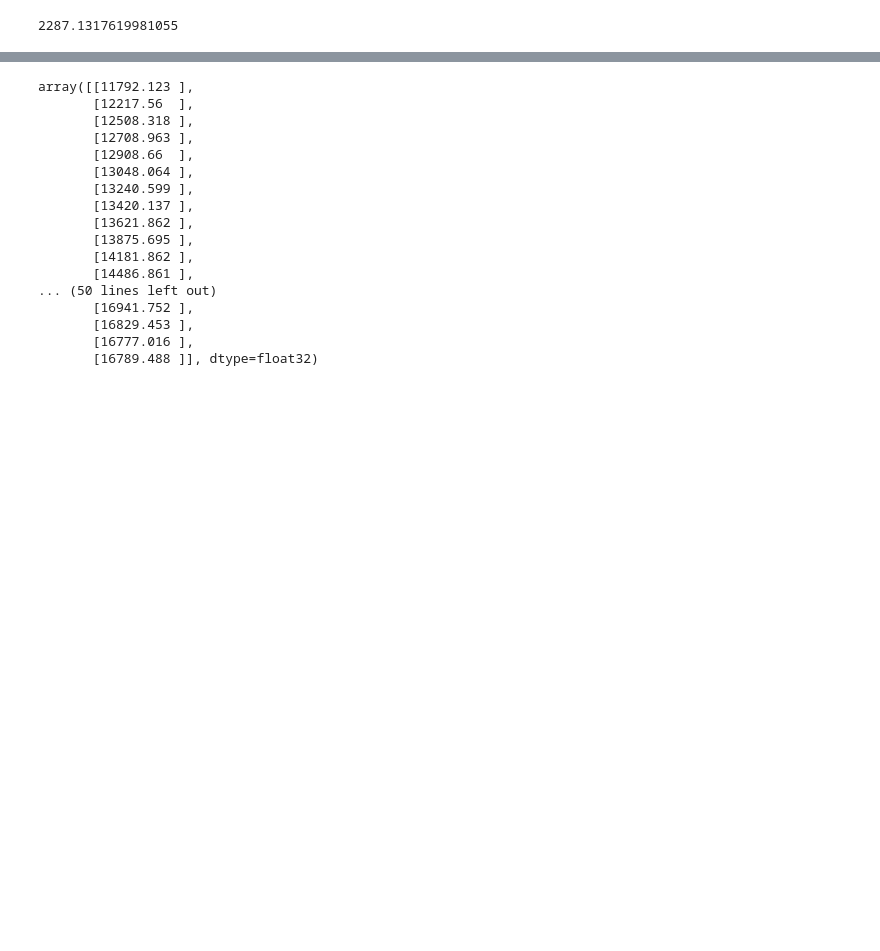
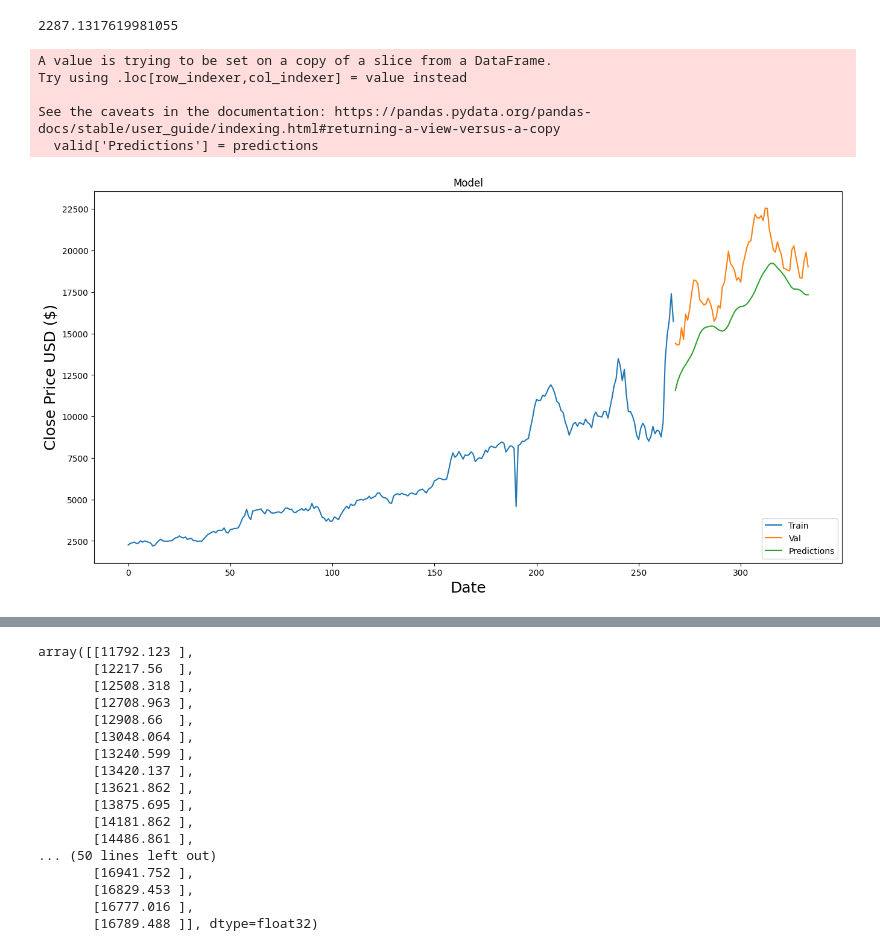
Before and after one commit to lmbibbo/aiInvest, a Jupyter notebook: main.ipynb, the cells around one changed output, grey strips where cells are left out. Cells and saved outputs as stored; diff of their text form; code cells hidden in the pictures; blank space fills up the shorter version.

Commit message:
Con Modelo IA

```diff
--- a/main.ipynb
+++ b/main.ipynb
@@ -196,3 +196,24 @@ rmse
 # %% [output]
 3/3 [==============================] - 1s 27ms/step
 2287.1317619981055
+# %%
+#plot the data
+train = data[:training_data_len]
+valid = data[training_data_len:]
+valid['Predictions'] = predictions
+#Visualize the data
+plt.figure(figsize=(16,8))
+plt.title('Model')
+plt.xlabel('Date', fontsize=18)
+plt.ylabel('Close Price USD ($)', fontsize=18)
+plt.plot(train['CIERRE'])
+plt.plot(valid[['CIERRE', 'Predictions']])
+plt.legend(['Train', 'Val', 'Predictions'], loc='lower right')
+plt.show()
+# %% [output]
+A value is trying to be set on a copy of a slice from a DataFrame.
+Try using .loc[row_indexer,col_indexer] = value instead
+
+See the caveats in the documentation: https://pandas.pydata.org/pandas-docs/stable/user_guide/indexing.html#returning-a-view-versus-a-copy
+  valid['Predictions'] = predictions
+[figure, added]
```
Also changed, not shown: parts of 3 cells of this notebook.
